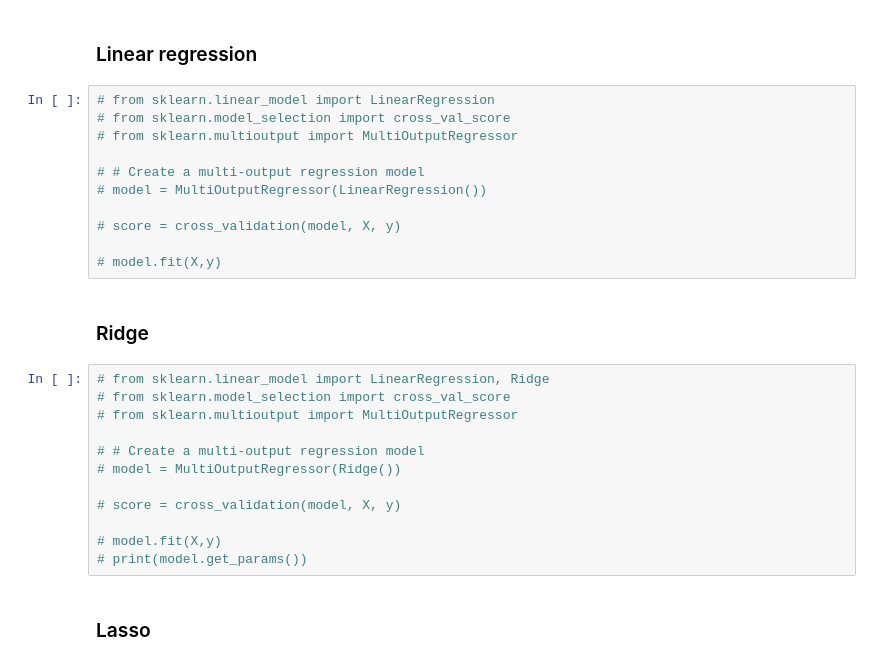
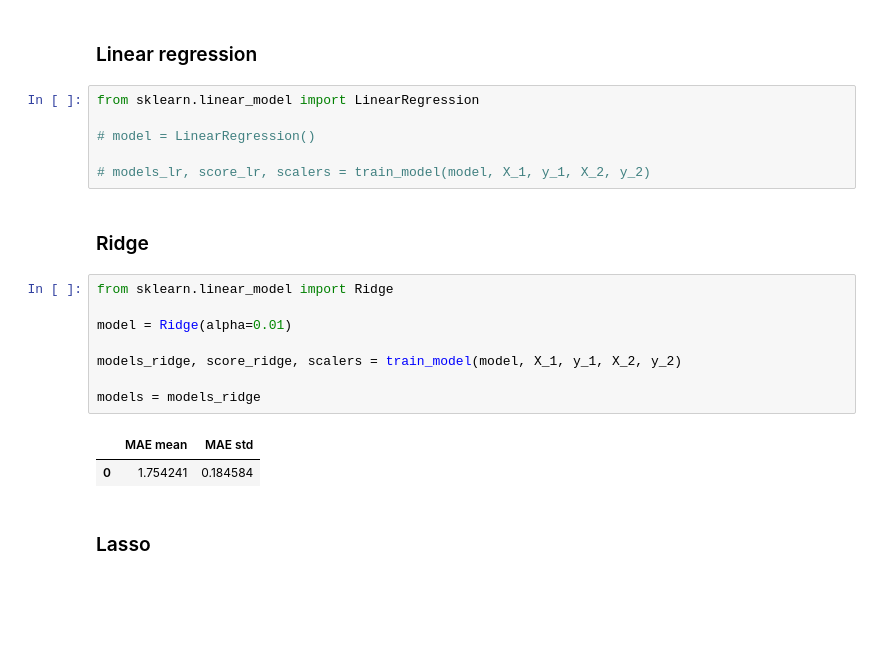
Before and after one commit to jkuhta/BicikeLj-prediction-model, a Jupyter notebook: notebook-final.ipynb, the cells around one changed output. Cells and saved outputs as stored; diff of their text form; blank space fills up the shorter version.

```diff
--- a/notebook-final.ipynb
+++ b/notebook-final.ipynb
@@ -206,29 +469,23 @@ def display_cv_scores(scores, n_folds=5):
 # %% [markdown]
 ### Linear regression
-# %%
-# from sklearn.linear_model import LinearRegression
-# from sklearn.model_selection import cross_val_score
-# from sklearn.multioutput import MultiOutputRegressor
-
-# # Create a multi-output regression model
-# model = MultiOutputRegressor(LinearRegression())
-
-# score = cross_validation(model, X, y)
-
-# model.fit(X,y)
+# %%
+from sklearn.linear_model import LinearRegression
+
+# model = LinearRegression()
+
+# models_lr, score_lr, scalers = train_model(model, X_1, y_1, X_2, y_2)
 # %% [markdown]
 ### Ridge
-# %%
-# from sklearn.linear_model import LinearRegression, Ridge
-# from sklearn.model_selection import cross_val_score
-# from sklearn.multioutput import MultiOutputRegressor
-
-# # Create a multi-output regression model
-# model = MultiOutputRegressor(Ridge())
-
-# score = cross_validation(model, X, y)
-
-# model.fit(X,y)
-# print(model.get_params())
+# %%
+from sklearn.linear_model import Ridge
+
+model = Ridge(alpha=0.01)
+
+models_ridge, score_ridge, scalers = train_model(model, X_1, y_1, X_2, y_2)
+
+models = models_ridge
+# %% [output]
+|  | MAE mean | MAE std |
+| 0 | 1.754241 | 0.184584 |
 # %% [markdown]
 ### Lasso
```
Also changed, not shown: parts of 30 cells of this notebook, 18 other files.
